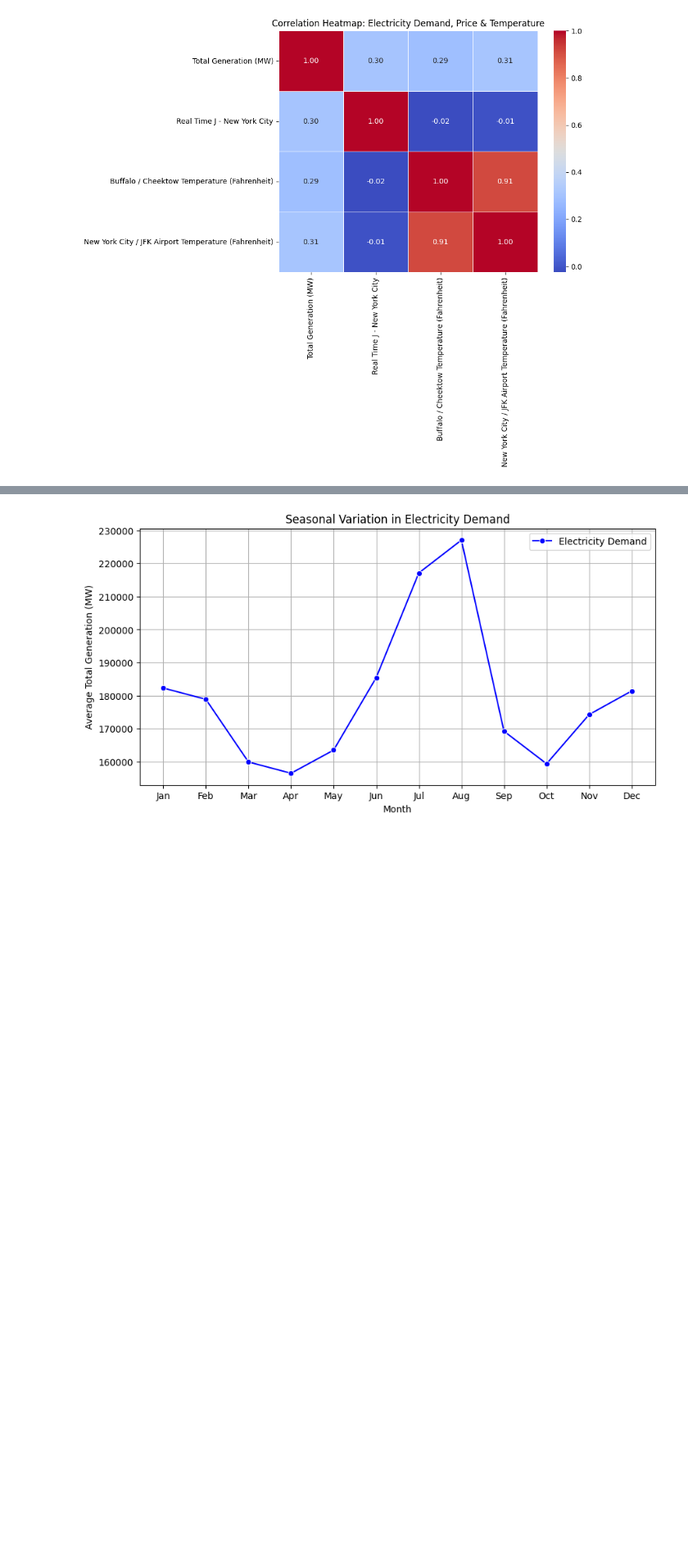
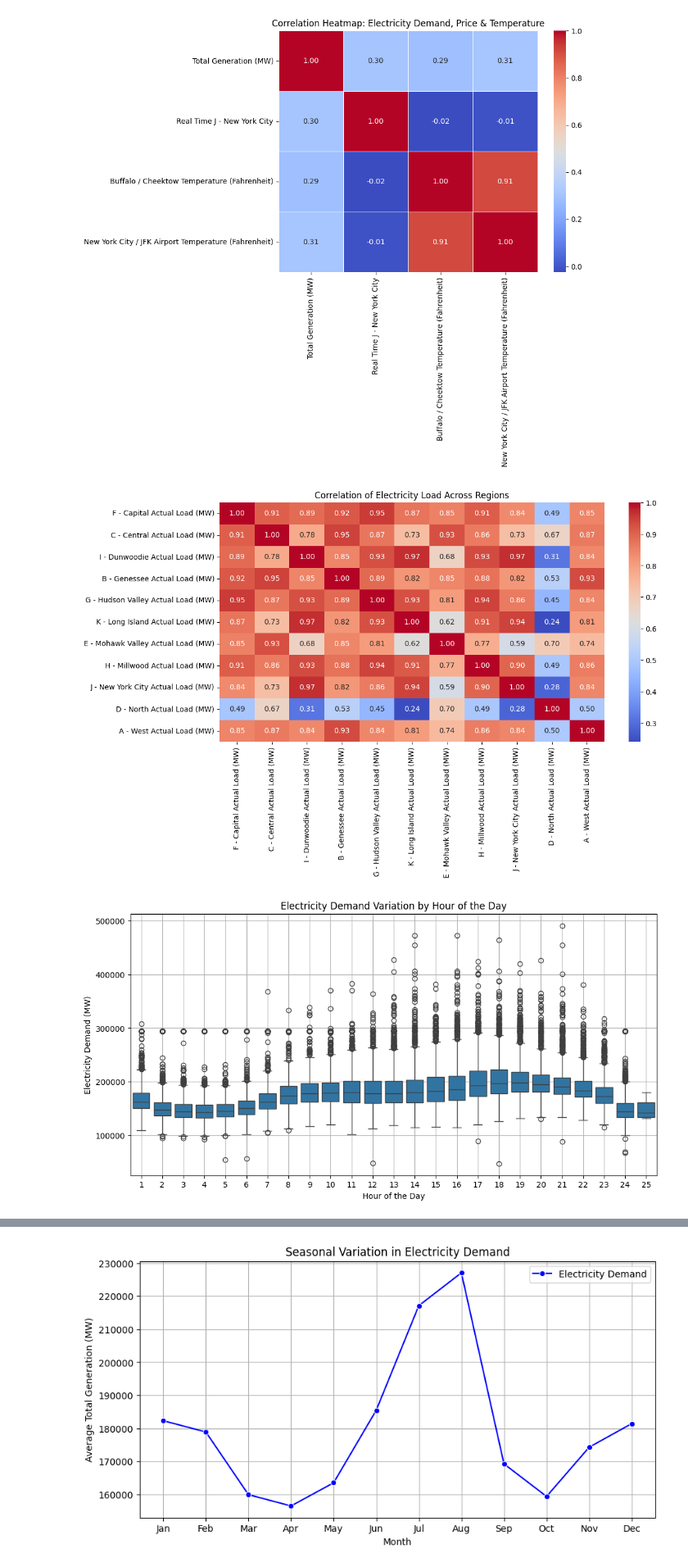
Before and after one commit to forumb94/energypricecode, a Jupyter notebook: maincode.ipynb, the cells around one changed output, grey strips where cells are left out. Shown at 82% size. Cells and saved outputs as stored; diff of their text form; code cells hidden in the pictures; blank space fills up the shorter version.

```diff
--- a/maincode.ipynb
+++ b/maincode.ipynb
@@ -186,3 +186,34 @@ plt.title("Correlation Heatmap: Electricity Demand, Price & Temperature")
 plt.show()
 # %% [output]
 [figure]
+# %%
+# Regional Load Analysis (Heatmap)
+
+# Identify regional load columns based on column names containing "Actual Load"
+regional_load_columns = [col for col in df.columns if "Actual Load" in col]
+
+# Check if there are regional load columns available
+if regional_load_columns:
+    plt.figure(figsize=(12, 6))
+    sns.heatmap(df[regional_load_columns].corr(), cmap="coolwarm", annot=True, fmt=".2f")
+    plt.title("Correlation of Electricity Load Across Regions")
+    plt.show()
+else:
+    print("No regional load data found in the dataset.")
+
+# Peak Demand Hours (Boxplot)
+
+# Check if 'Hour Number' column exists before proceeding
+if 'Hour Number' in df.columns:
+    plt.figure(figsize=(12, 6))
+    sns.boxplot(x=df['Hour Number'], y=df['Total Generation (MW)'])
+    plt.xlabel("Hour of the Day")
+    plt.ylabel("Electricity Demand (MW)")
+    plt.title("Electricity Demand Variation by Hour of the Day")
+    plt.grid(True)
+    plt.show()
+else:
+    print("Hour Number column not found in the dataset.")
+# %% [output]
+[figure, added]
+[figure, added]
```
Also changed, not shown: parts of 6 cells of this notebook.
